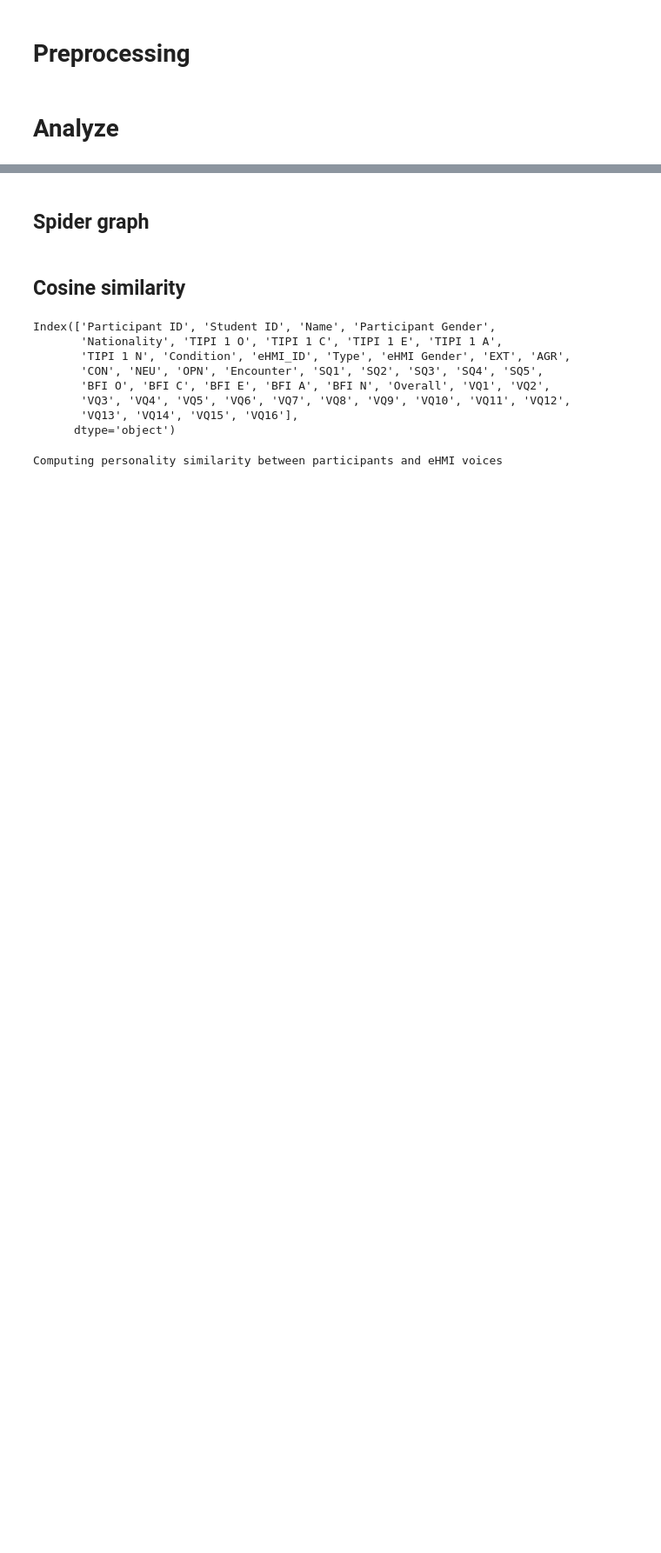
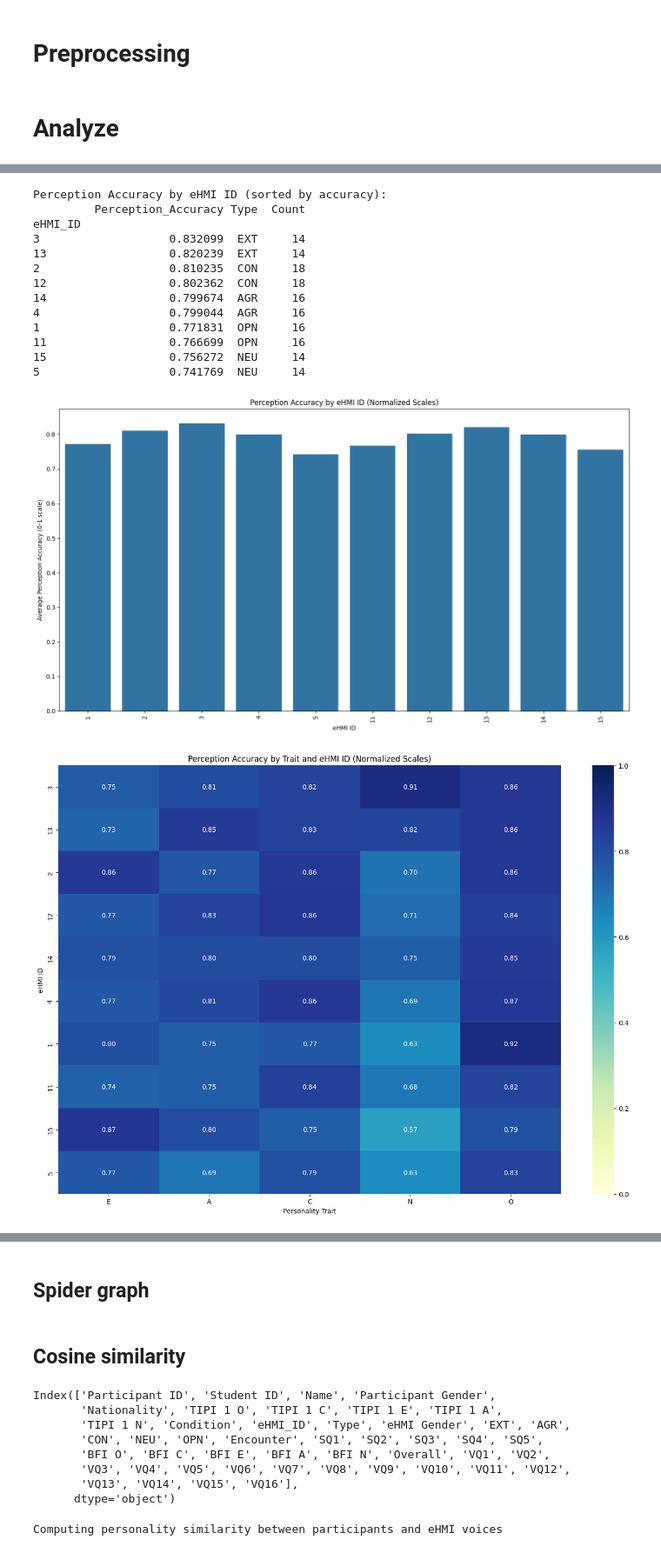
Before and after one commit to hiimmuc/EXP02-Voice, a Jupyter notebook: ExpDataAnalyze/dataAnalyze.ipynb, the cells around one changed output, grey strips where cells are left out. Shown at 87% size. Saved outputs shown, nothing was run; the diff lists cells and outputs as text; code cells hidden in the pictures; blank space fills up the shorter version.

```diff
--- a/ExpDataAnalyze/dataAnalyze.ipynb
+++ b/ExpDataAnalyze/dataAnalyze.ipynb
@@ -184,6 +199,7 @@ summary_cols = ['Type', 'Overall Accuracy'] + accuracy_columns
 print(comparison_table[summary_cols])
 
 # Create a mapping of eHMI ID to "Character Name - Type"
+eHMI_mapping_df = pd.read_excel('./data/Result-Raw.xlsx', sheet_name='eHMI Mapping')
 # First, check if we have character names in eHMI_mapping_df
 print("eHMI_mapping_df columns:", eHMI_mapping_df.columns.tolist())
 
@@ -238,30 +254,46 @@ for ehmi_id in ehmi_accuracy.index:
     x = np.arange(len(trait_columns))
     width = 0.35
 
     fig, ax = plt.subplots(figsize=(10, 6))
     ax.bar(x - width/2, intended, width, label='Intended (Normalized)')
     ax.bar(x + width/2, perceived, width, label='Perceived')
 
     ax.set_title(f'{descriptive_name}: Intended vs. Perceived Traits')
     ax.set_xlabel('Personality Trait')
     ax.set_ylabel(f'Score ({BFI_MIN}-{BFI_MAX} scale)')
     ax.set_xticks(x)
     ax.set_xticklabels(['Extraversion', 'Agreeableness', 'Conscientiousness', 'Neuroticism', 'Openness'])
     ax.legend()
 
     plt.ylim(BFI_MIN, BFI_MAX)
     plt.tight_layout()
     plt.savefig(f'./output/files/{ehmi_id}_{descriptive_name.replace(" ", "_")}_intended_vs_perceived.png')
     plt.close()
 
 # Update the comparison table with descriptive names
 comparison_table['Descriptive_Name'] = [ehmi_id_to_name.get(idx, f"eHMI {idx}") for idx in comparison_table.index]
 # Rearrange columns to put descriptive name at the beginning
 cols = comparison_table.columns.tolist()
 cols = ['Descriptive_Name'] + [col for col in cols if col != 'Descriptive_Name']
 comparison_table = comparison_table[cols]
 comparison_table.to_csv('./output/files/ehmi_trait_perception_comparison_labeled.csv')
 
 # Show the updated comparison table
 print("\nComparison table with descriptive names:")
 print(comparison_table[['Descriptive_Name', 'Type', 'Overall Accuracy']].head(10))
+# %% [output]
+Perception Accuracy by eHMI ID (sorted by accuracy):
+         Perception_Accuracy Type  Count
+eHMI_ID
+3                   0.832099  EXT     14
+13                  0.820239  EXT     14
+2                   0.810235  CON     18
+12                  0.802362  CON     18
+14                  0.799674  AGR     16
+4                   0.799044  AGR     16
+1                   0.771831  OPN     16
+11                  0.766699  OPN     16
+15                  0.756272  NEU     14
+5                   0.741769  NEU     14
+[figure, added]
+[figure, added]
```
Also changed, not shown: parts of 23 cells of this notebook, 2 other files.
